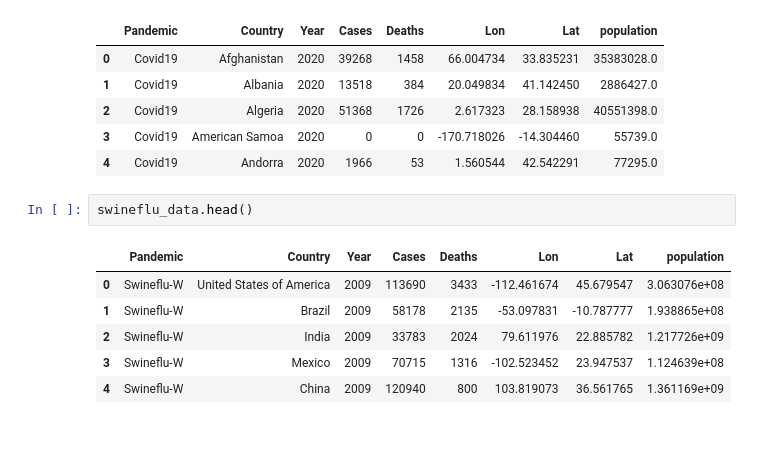
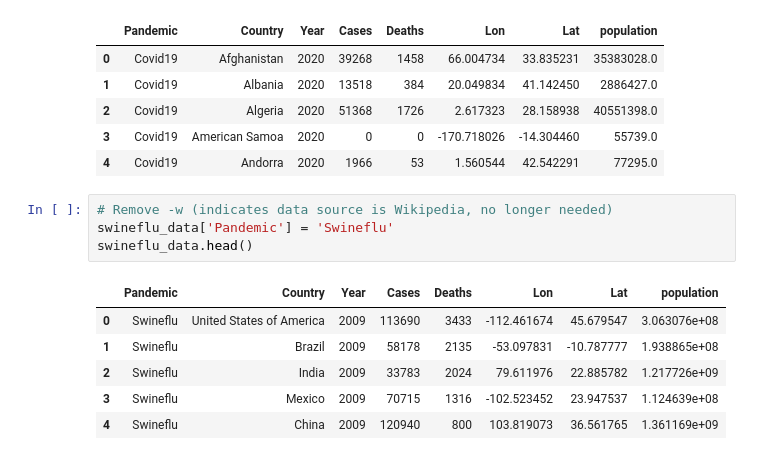
Before and after one commit to magcox5/Project_Pandemic, a Jupyter notebook: create_pandemic_final.ipynb, the cells around one changed output. Drawn from its saved outputs; the diff is of its cells as text.

```diff
--- a/create_pandemic_final.ipynb
+++ b/create_pandemic_final.ipynb
@@ -40,15 +40,17 @@ covid19_data1.head()
 | 2 | Covid19 | Algeria | 2020 | 51368 | 1726 | 2.617323 | 28.158938 | 40551398.0 |
 | 3 | Covid19 | American Samoa | 2020 | 0 | 0 | -170.718026 | -14.304460 | 55739.0 |
 | 4 | Covid19 | Andorra | 2020 | 1966 | 53 | 1.560544 | 42.542291 | 77295.0 |
-# %%
-swineflu_data.head()
-# %% [output]
-|  | Pandemic | Country | Year | Cases | Deaths | Lon | Lat | population |
-| 0 | Swineflu-W | United States of America | 2009 | 113690 | 3433 | -112.461674 | 45.679547 | 3.063076e+08 |
-| 1 | Swineflu-W | Brazil | 2009 | 58178 | 2135 | -53.097831 | -10.787777 | 1.938865e+08 |
-| 2 | Swineflu-W | India | 2009 | 33783 | 2024 | 79.611976 | 22.885782 | 1.217726e+09 |
-| 3 | Swineflu-W | Mexico | 2009 | 70715 | 1316 | -102.523452 | 23.947537 | 1.124639e+08 |
-| 4 | Swineflu-W | China | 2009 | 120940 | 800 | 103.819073 | 36.561765 | 1.361169e+09 |
+# %%
+# Remove -w (indicates data source is Wikipedia, no longer needed)
+swineflu_data['Pandemic'] = 'Swineflu'
+swineflu_data.head()
+# %% [output]
+|  | Pandemic | Country | Year | Cases | Deaths | Lon | Lat | population |
+| 0 | Swineflu | United States of America | 2009 | 113690 | 3433 | -112.461674 | 45.679547 | 3.063076e+08 |
+| 1 | Swineflu | Brazil | 2009 | 58178 | 2135 | -53.097831 | -10.787777 | 1.938865e+08 |
+| 2 | Swineflu | India | 2009 | 33783 | 2024 | 79.611976 | 22.885782 | 1.217726e+09 |
+| 3 | Swineflu | Mexico | 2009 | 70715 | 1316 | -102.523452 | 23.947537 | 1.124639e+08 |
+| 4 | Swineflu | China | 2009 | 120940 | 800 | 103.819073 | 36.561765 | 1.361169e+09 |
 # %%
 # Combine all dataframes into one
 frames = [covid19_data1, ebola_data, swineflu_data]
```
Also changed, not shown: parts of 6 cells of this notebook, 3 other files.
